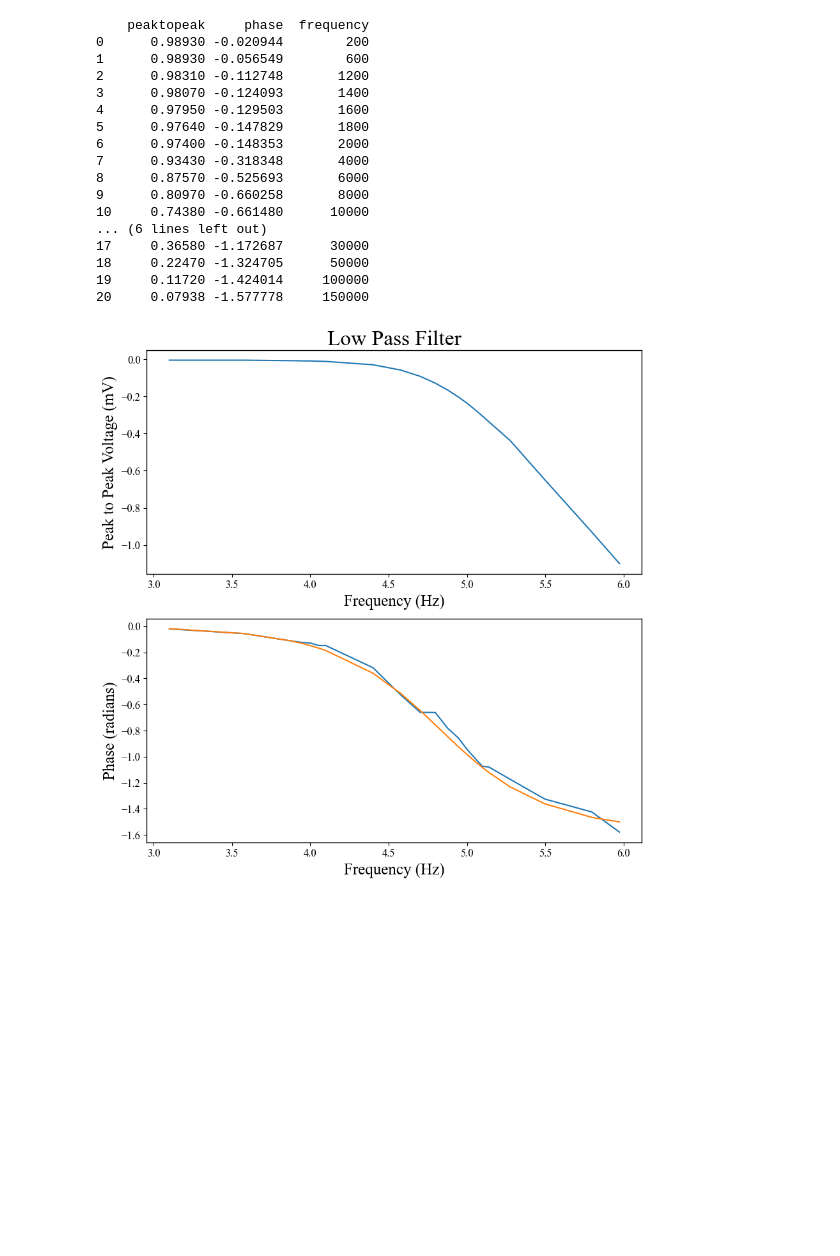
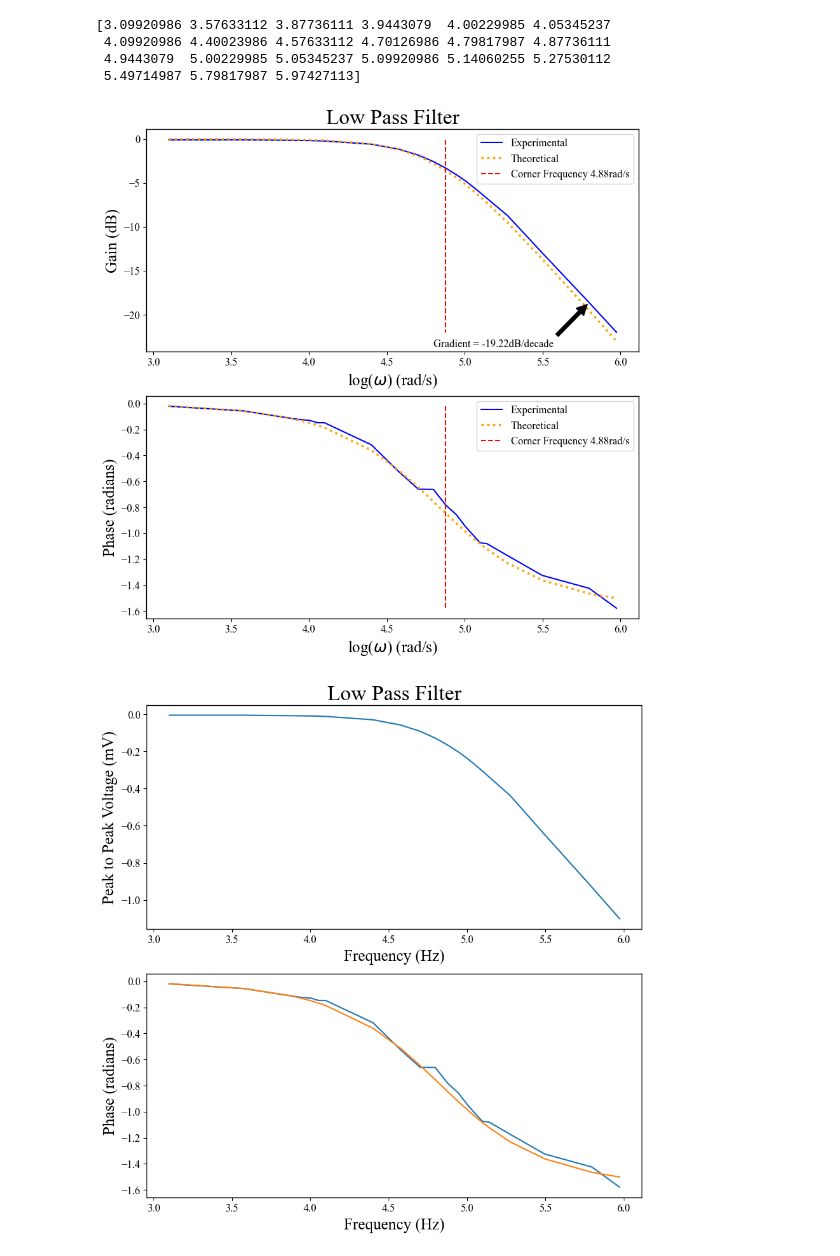
Before and after one commit to lewismcnish/Physics, a Jupyter notebook: Year_3/analogue_filters/analogue_filters.ipynb, the cells around one changed output. Drawn from its saved outputs; the diff is of its cells as text; code cells hidden in the pictures; blank space fills up the shorter version.

Commit message:
low pass graphs

```diff
--- a/Year_3/analogue_filters/analogue_filters.ipynb
+++ b/Year_3/analogue_filters/analogue_filters.ipynb
@@ -17,23 +17,62 @@ for file in files:
 
     elif file.endswith('.png'):
         os.rename('data/'+file, 'data/moku_images/'+file)
+
+def float_array_convert(array):
+    return np.array([float(i) for i in array])
+
+lp_data = pd.read_csv('data/csv/lp_data.csv',sep = ',')
+hp_data = pd.read_csv('data/csv/hp_data.csv',sep = ',')
+
+lp_peak_to_peak, lp_phase, lp_freq = lp_data['peaktopeak'], lp_data['phase'], lp_data['frequency']
+hp_peak_to_peak, hp_phase, hp_freq = hp_data['peaktopeak'], hp_data['phase'], hp_data['frequency']
+
+lp_peak_to_peak, lp_phase, lp_freq = float_array_convert(lp_peak_to_peak), float_array_convert(lp_phase), float_array_convert(lp_freq)
+hp_peak_to_peak, hp_phase, hp_freq = float_array_convert(hp_peak_to_peak), float_array_convert(hp_phase), float_array_convert(hp_freq)
-# %% [output]
-    peaktopeak     phase  frequency
-0      0.98930 -0.020944        200
-1      0.98930 -0.056549        600
-2      0.98310 -0.112748       1200
-3      0.98070 -0.124093       1400
-4      0.97950 -0.129503       1600
-5      0.97640 -0.147829       1800
-6      0.97400 -0.148353       2000
-7      0.93430 -0.318348       4000
-8      0.87570 -0.525693       6000
-9      0.80970 -0.660258       8000
-10     0.74380 -0.661480      10000
-... (6 lines left out)
-17     0.36580 -1.172687      30000
-18     0.22470 -1.324705      50000
-19     0.11720 -1.424014     100000
-20     0.07938 -1.577778     150000
+# %%
+def arctan(x,r,c):
+    return -np.arctan(x*r*c)
+
+def corner_freq(x,y):
+    return np.full_like(y,x[np.argmin(np.abs(y+3))])
+
+def gradient(x,y):
+    return np.gradient(x,y)
+
+lp_resistance = 15000
+lp_capacitance = 1e-9
+
+log_lp_gain = 20*np.log10(lp_peak_to_peak)
+lp_omega = (lp_freq*2*np.pi)
+log_lp_omega = np.log10(lp_omega)
+log_lp_theo_gain = 20*np.log10(1/np.sqrt(1+(lp_omega*lp_resistance*lp_capacitance)**2))
+lp_theo_phase = arctan(lp_omega,lp_resistance,lp_capacitance)
+lp_corner_freq = corner_freq(log_lp_omega,log_lp_gain)
+print(log_lp_omega)
+plt.figure(figsize=(10,10))
+plt.subplot(2,1,1)
+plt.plot(log_lp_omega,log_lp_gain, label = 'Experimental', color = 'blue')
+plt.plot(log_lp_omega,log_lp_theo_gain, label = 'Theoretical', color = 'orange', linestyle = ':', linewidth = 2.5)
+plt.plot(lp_corner_freq,log_lp_gain, label = f'Corner Frequency {lp_corner_freq[0]:.2f}rad/s', color = 'red', linestyle = '--', linewidth = 1.5)
+plt.annotate(f'Gradient = {gradient(log_lp_gain,log_lp_omega)[-1]:.2f}dB/decade', xy = (log_lp_omega[-2],log_lp_gain[-2]), arrowprops=dict(facecolor = 'black', shrink = 0.05,), xytext = (log_lp_omega[-2]-1,log_lp_gain[-2]-5))
+plt.xlabel(r'log($\omega$) (rad/s)')
+plt.ylabel('Gain (dB)')
+plt.title('Low Pass Filter')
+plt.legend()
+plt.subplot(2,1,2)
+plt.plot(log_lp_omega,lp_phase, label = 'Experimental', color = 'blue')
+plt.plot(log_lp_omega,lp_theo_phase, label = 'Theoretical', color = 'orange', linestyle = ':', linewidth = 2.5)
+plt.plot(lp_corner_freq,lp_phase, label = f'Corner Frequency {lp_corner_freq[0]:.2f}rad/s', color = 'red', linestyle = '--', linewidth = 1.5)
+
+plt.xlabel(r'log($\omega$) (rad/s)')
+plt.ylabel('Phase (radians)')
+plt.legend()
+plt.show()
+# %% [output]
+[3.09920986 3.57633112 3.87736111 3.9443079  4.00229985 4.05345237
+ 4.09920986 4.40023986 4.57633112 4.70126986 4.79817987 4.87736111
+ 4.9443079  5.00229985 5.05345237 5.09920986 5.14060255 5.27530112
+ 5.49714987 5.79817987 5.97427113]
+[figure, added]
 # %%
 
```
Also changed, not shown: parts of 1 cell of this notebook.
